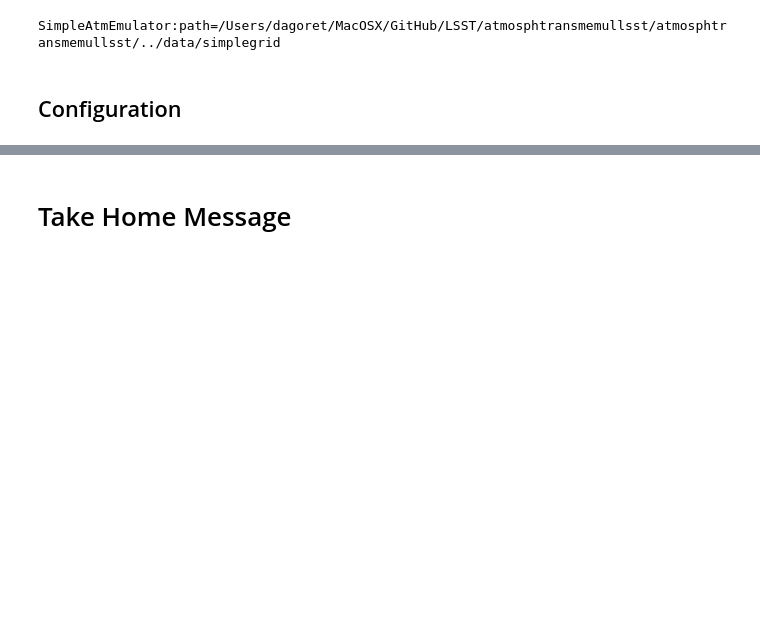
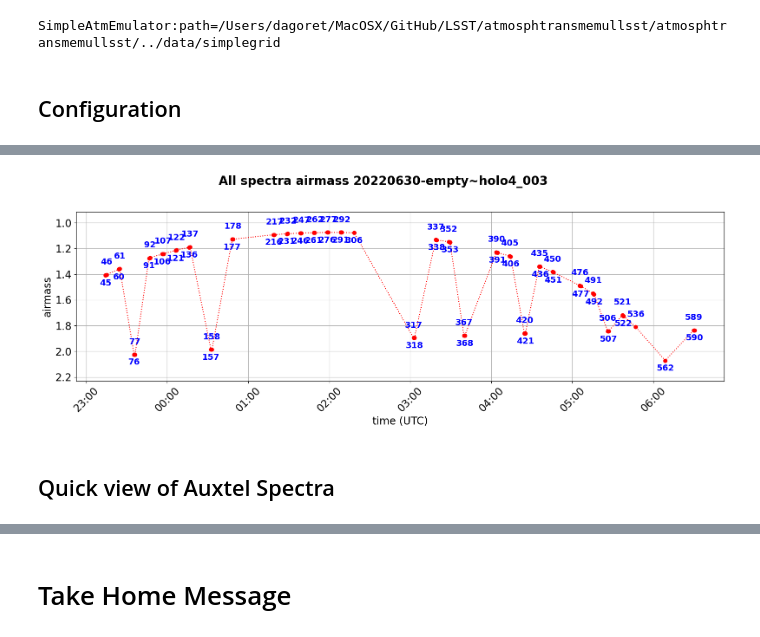
Before and after one commit to sylvielsstfr/RubinLSSTPhotometricCorrTuto, a Jupyter notebook: notebooks/01_AtmosphericParamExtraction/01b_AuxtelSpectraFits.ipynb, the cells around one changed output, grey strips where cells are left out. Drawn from its saved outputs; the diff is of its cells as text; code cells hidden in the pictures; blank space fills up the shorter version.

```diff
--- a/notebooks/01_AtmosphericParamExtraction/01b_AuxtelSpectraFits.ipynb
+++ b/notebooks/01_AtmosphericParamExtraction/01b_AuxtelSpectraFits.ipynb
@@ -86,0 +167,70 @@ WL=np.linspace(WLMIN,WLMAX,NWLBIN)
+# %%
+all_datetime = [ Time(str_time).to_datetime() for str_time in infos['dateobs'] ]
+numbers = infos['number'].values
+airmasses = infos['airmass'].values
+N= len(numbers)
+
+myFmt = mdates.DateFormatter('%H:%M')
+ax.xaxis.set_major_formatter(myFmt)
+
+
+# Create rectangle x coordinates
+startTime = all_datetime[0]
+endTime =  all_datetime[-1]
+
+# convert to matplotlib date representation
+start = mdates.date2num(startTime)
+end = mdates.date2num(endTime)
+width = end - start
+
+
+
+fig=plt.figure(figsize=(16,6))
+ax=fig.add_subplot(111)
+#ax.plot(all_datetime,grey_attenuation,'bo:')
+#ax.grid()
+#plt.gcf().autofmt_xdate()
+#ax.xaxis.set_major_formatter(myFmt)
+#ax.xaxis.set_tick_params(rotation=45)
+#ax.set_xlabel("time (UTC)")
+#ax.set_title(f"Grey attenuation : {DATE} ({filterdisperser}, {target})")
+#ax.set_ylabel("attenuation")
+#ax2 = ax.twinx()
+
+y_shift= 0.08
+
+ax2=ax
+ax2.plot(all_datetime,airmasses,'r:o')
+ax2.xaxis.set_major_formatter(myFmt)
+ax2.xaxis.set_tick_params(rotation=45)
+ax2.set_xlabel("time (UTC)")
+ax2.set_ylabel("airmass")
+ax2.set_ylim(airmasses.min()-2*y_shift,airmasses.max()+2*y_shift)
+# Plot rectangle
+#rect = plt.Rectangle((start, airmasses.min()-2*y_shift), width, airmasses.max()+ 2*y_shift, color='grey',alpha=0.3)
+#ax2.add_patch(rect)
+ax2.invert_yaxis()
+ax2.grid()
+
+
+for index in range(N):
+    textstr= str(numbers[index])
+    if index%2 == 0:
+        dy = y_shift
+    else:
+        dy = -y_shift
+
+    ax2.text(all_datetime[index], airmasses[index] + dy , textstr,fontsize=14,fontweight="bold",ha='center',color="b" )
+
+the_title = f"All spectra airmass {DATE}-{filterdisperser}"
+plt.suptitle(the_title,size=20,fontweight='bold',y=0.99)
+plt.tight_layout()
+plt.subplots_adjust(top=0.85)
+
+fig_filename = f"fig_02-{DATE}-{filterdisperser}-airmasses.pdf"
+plt.savefig(fig_filename)
+plt.show()
+# %% [output]
+[figure, added]
+# %% [markdown]
+## Quick view of Auxtel Spectra
```
Also changed, not shown: parts of 37 cells of this notebook, 21 other files.
